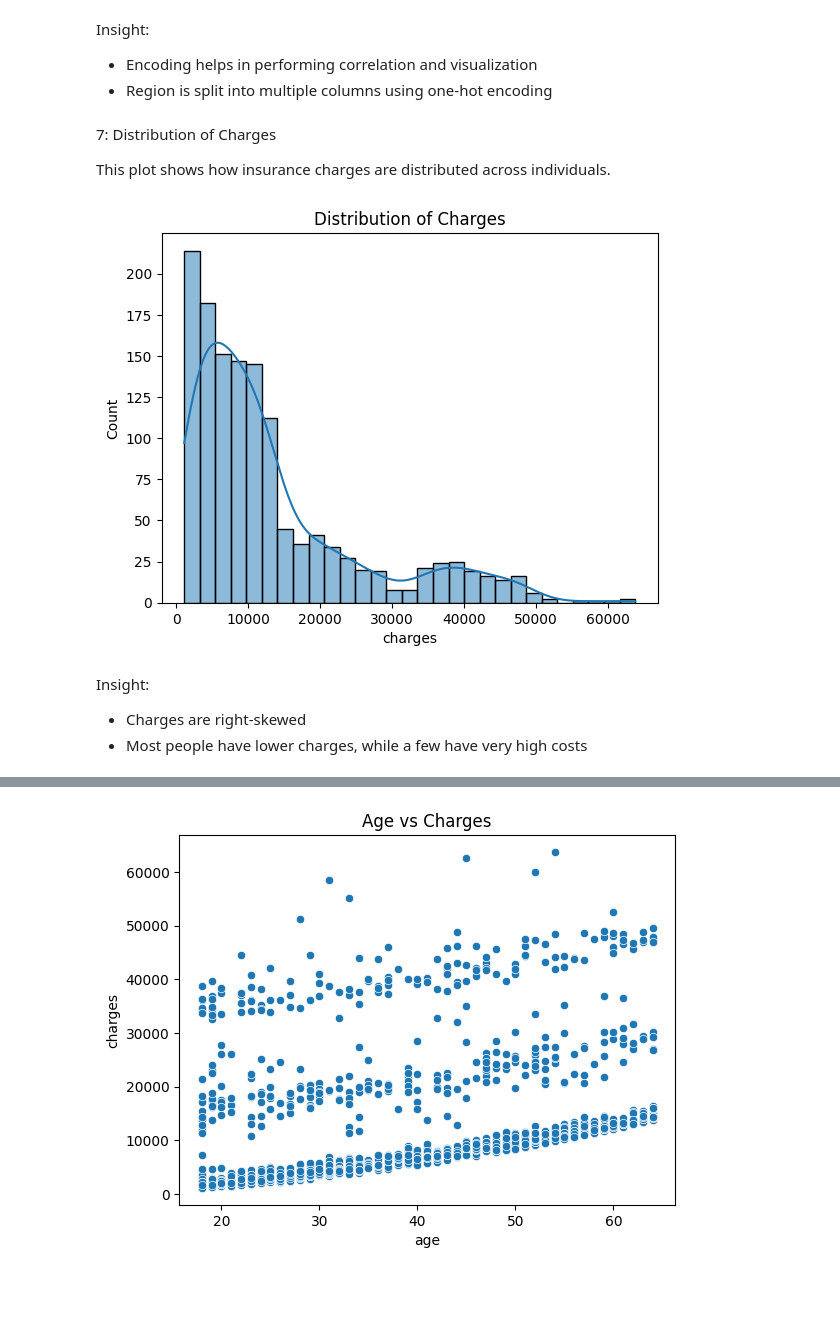
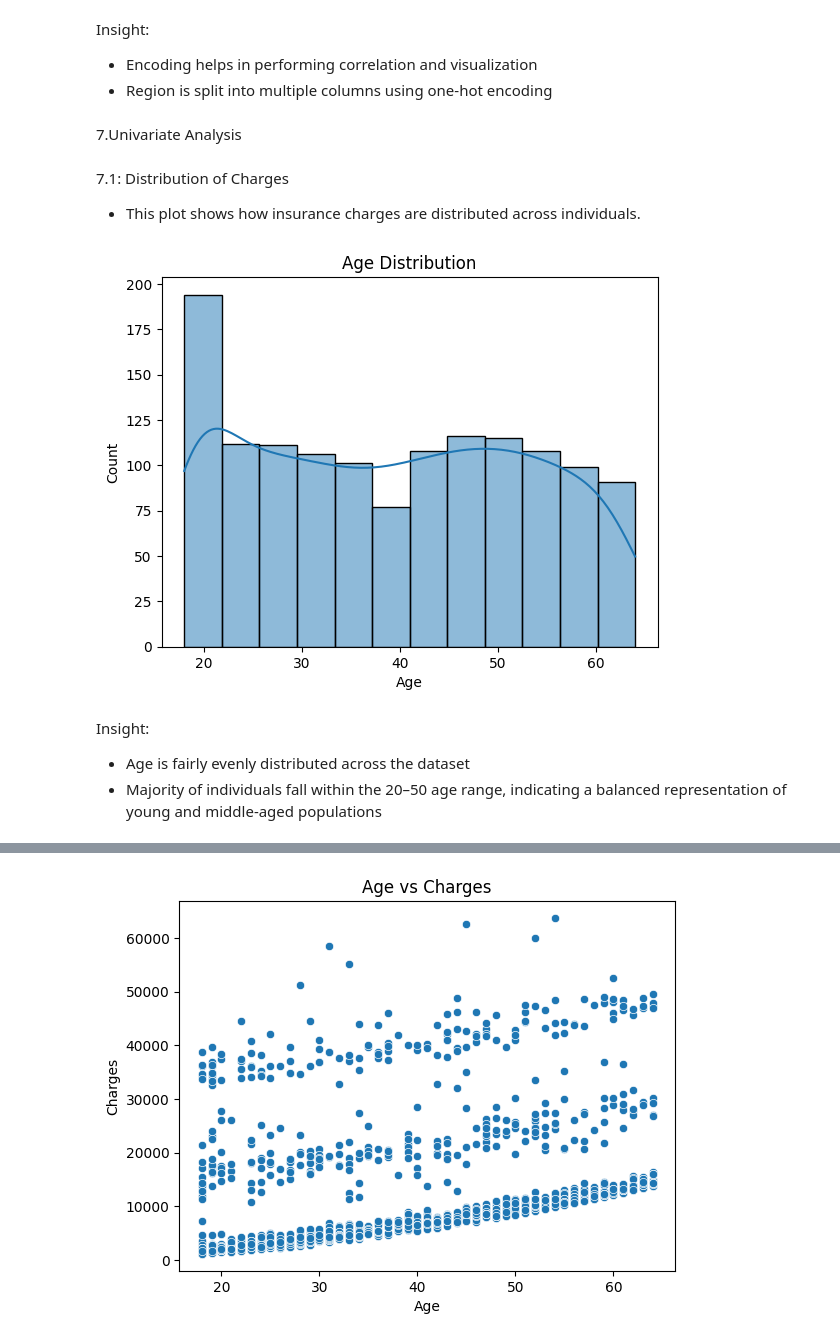
Before and after one commit to siva252005/healthcare-data-analytics, a Jupyter notebook: notebooks/healthcare_analysis.ipynb, the cells around one changed output, grey strips where cells are left out. Cells and saved outputs as stored; diff of their text form; code cells hidden in the pictures; blank space fills up the shorter version.

Commit message:
Univariate Analysis,Bivariate Analysis completed

```diff
--- a/notebooks/healthcare_analysis.ipynb
+++ b/notebooks/healthcare_analysis.ipynb
@@ -175,21 +173,25 @@ memory usage: 90.4 KB
 Insight:
 - Encoding helps in performing correlation and visualization
 - Region is split into multiple columns using one-hot encoding
+# %% [markdown]
+7.Univariate Analysis
 # %% [markdown]
-7: Distribution of Charges
+7.1: Distribution of Charges
 
 
-This plot shows how insurance charges are distributed across individuals.
+- This plot shows how insurance charges are distributed across individuals.
 # %%
+import matplotlib.pyplot as plt
 import seaborn as sns
-import matplotlib.pyplot as plt
 
-sns.histplot(df['charges'], kde=True)
-plt.title("Distribution of Charges")
+sns.histplot(df['age'], kde=True)
+plt.title("Age Distribution")
+plt.xlabel("Age")
+plt.ylabel("Count")
 plt.show()
 # %% [output]
-[figure, old version]
+[figure, new version]
 # %% [markdown]
 Insight:
-- Charges are right-skewed
-- Most people have lower charges, while a few have very high costs
+- Age is fairly evenly distributed across the dataset
+- Majority of individuals fall within the 20–50 age range, indicating a balanced representation of young and middle-aged populations
```
Also changed, not shown: parts of 41 cells of this notebook.
